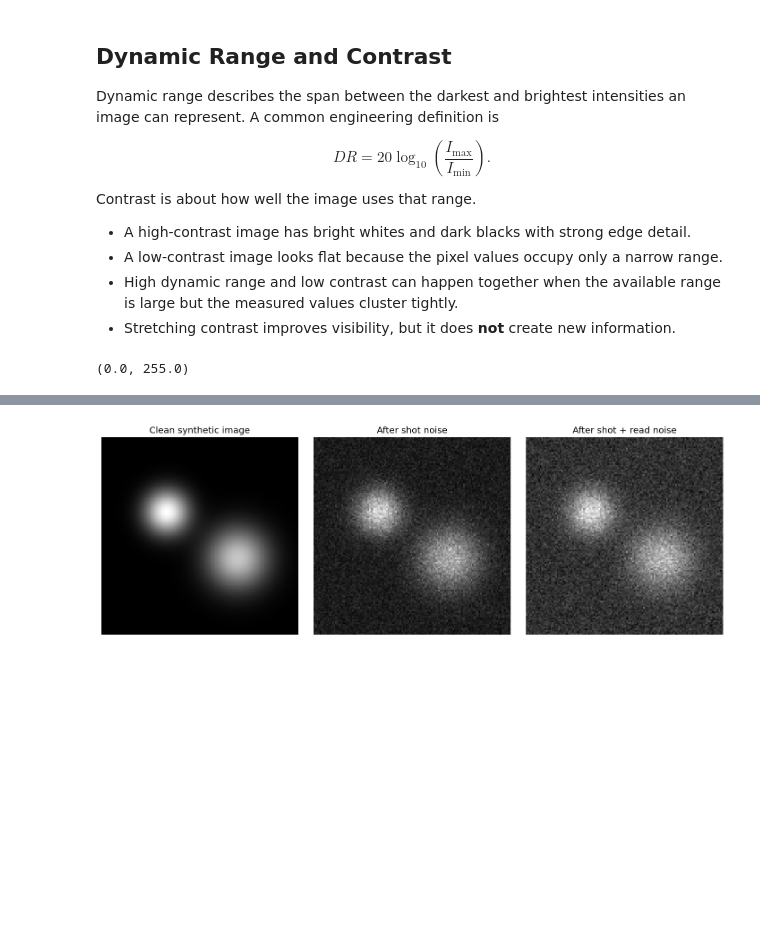
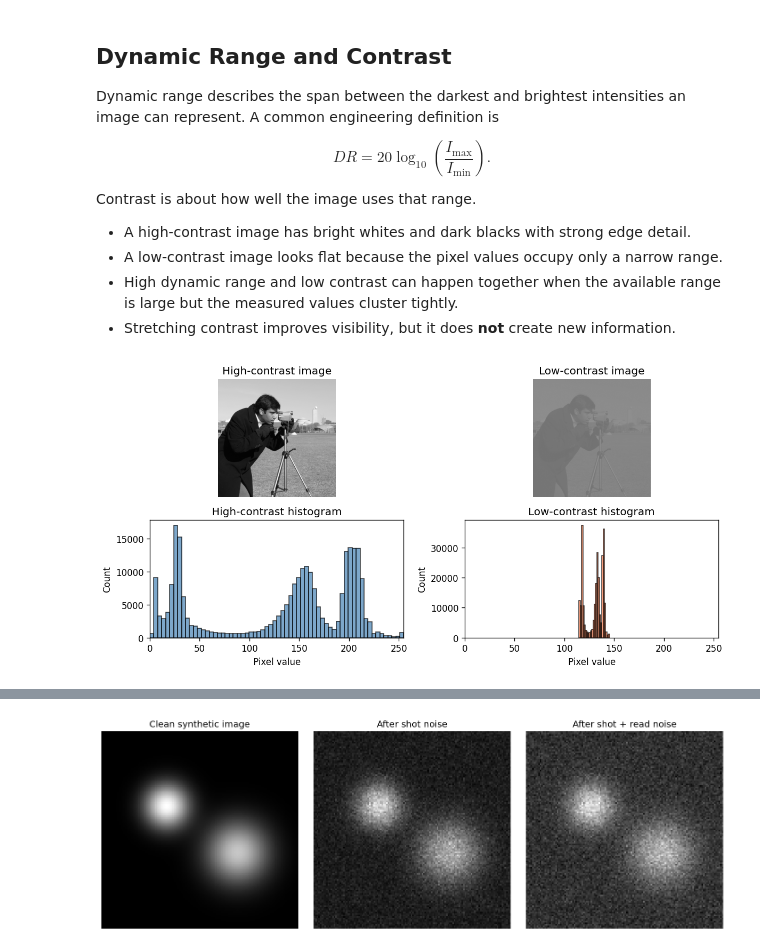
Before and after one commit to dgodovich/MOL518-Intro-to-Data-Analysis, a Jupyter notebook: Lecture_32/BPY518_Lecture32.ipynb, the cells around one changed output, grey strips where cells are left out. Drawn from its saved outputs; the diff is of its cells as text; code cells hidden in the pictures; blank space fills up the shorter version.

Commit message:
Restore full cell content in Lecture 32 contrast visualization
- Previous edit accidentally deleted image loading and figure setup
- Restored complete cell with all images, subplots, and histograms
- Kept low-contrast histogram at 24 bins for cleaner visualization

```diff
--- a/Lecture_32/BPY518_Lecture32.ipynb
+++ b/Lecture_32/BPY518_Lecture32.ipynb
@@ -75,14 +75,45 @@ Contrast is about how well the image uses that range.
 - High dynamic range and low contrast can happen together when the available range is large but the measured values cluster tightly.
 - Stretching contrast improves visibility, but it does **not** create new information.
 # %%
+from skimage import data
+
+# Load a real test image and create high and low contrast versions
+high_contrast = data.camera().astype(float) / 255.0
+
+# Create a low-contrast version by compressing the dynamic range
+# (simulates an image with poor lighting or detector sensitivity)
+low_contrast = 0.45 + 0.12 * high_contrast
+
+fig, axes = plt.subplots(2, 2, figsize=(10, 5))
+
+# Top left: high contrast (original)
+axes[0, 0].imshow(high_contrast, vmin=0, vmax=1)
+axes[0, 0].set_title('High-contrast image')
+axes[0, 0].axis('off')
+
+# Top right: low contrast
+axes[0, 1].imshow(low_contrast, vmin=0, vmax=1)
+axes[0, 1].set_title('Low-contrast image')
+axes[0, 1].axis('off')
+
+# Bottom left: histogram of high contrast
+axes[1, 0].hist((255 * high_contrast).ravel(), bins=64, color='steelblue', alpha=0.7, edgecolor='black')
+axes[1, 0].set_title('High-contrast histogram')
+axes[1, 0].set_xlabel('Pixel value')
+axes[1, 0].set_ylabel('Count')
+axes[1, 0].set_xlim(0, 255)
+
 # Bottom right: histogram of low contrast
 axes[1, 1].hist((255 * low_contrast).ravel(), bins=24, color='coral', alpha=0.7, edgecolor='black')
 axes[1, 1].set_title('Low-contrast histogram')
 axes[1, 1].set_xlabel('Pixel value')
 axes[1, 1].set_ylabel('Count')
 axes[1, 1].set_xlim(0, 255)
+
+plt.tight_layout()
+plt.show()
 # %% [output]
-(0.0, 255.0)
+[figure, added]
 # %% [markdown]
 
 ## Noisy Images
```
